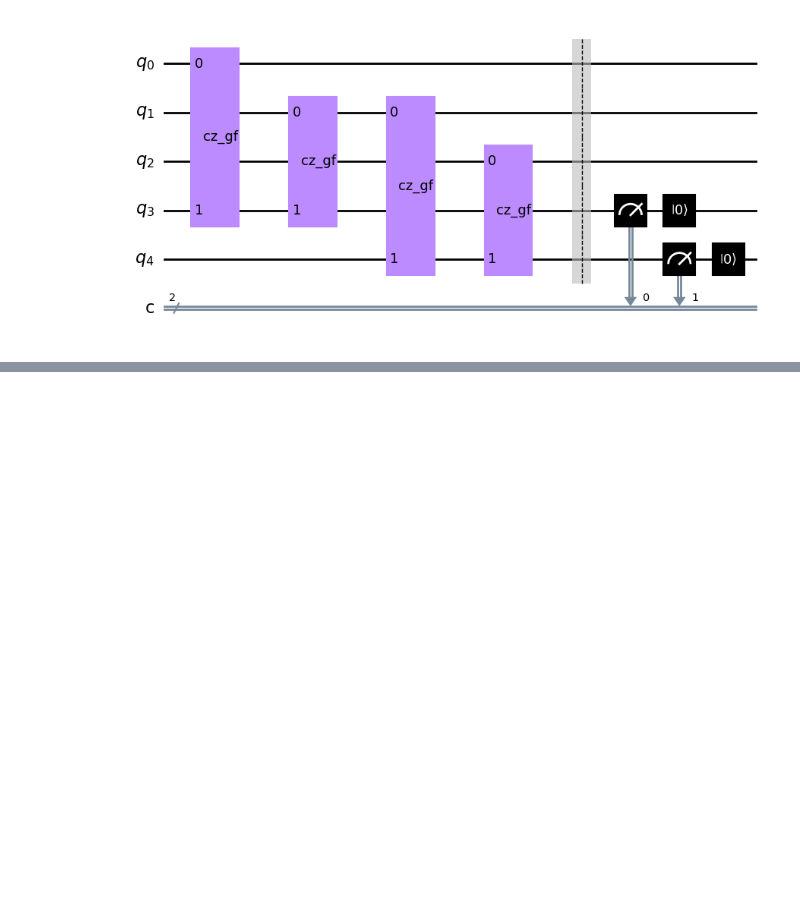
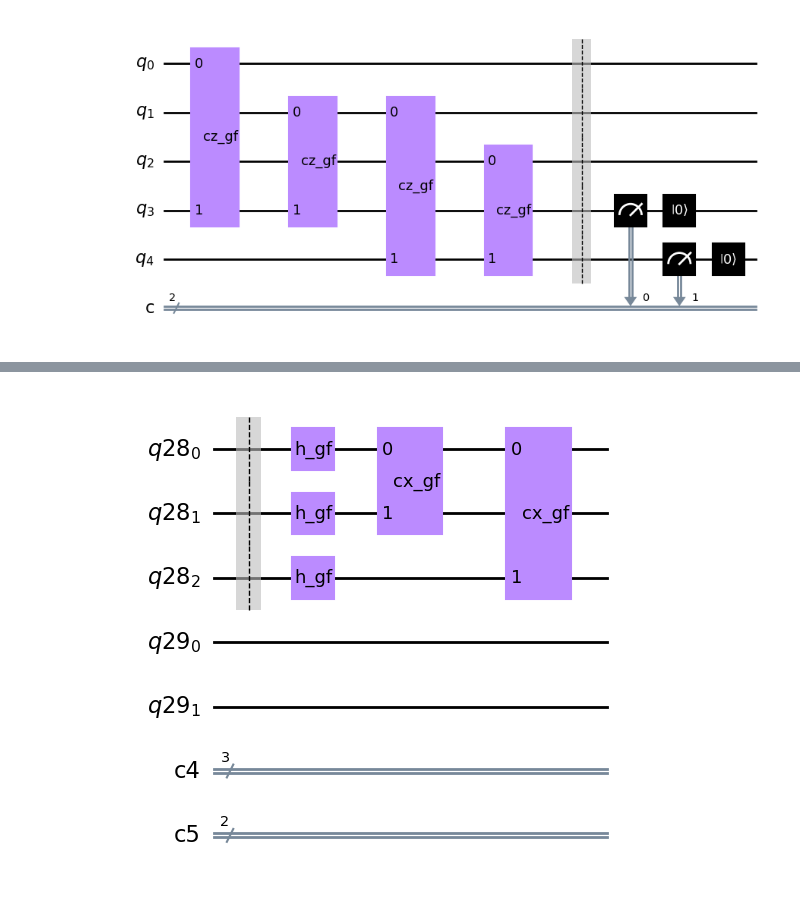
Before and after one commit to Pitt-JonesLab/quantum_logical, a Jupyter notebook: src/notebooks/syndrome_gates/dev_insert_syndrome.ipynb, the cells around one changed output, grey strips where cells are left out. Drawn from its saved outputs; the diff is of its cells as text; code cells hidden in the pictures; blank space fills up the shorter version.

```diff
--- a/src/notebooks/syndrome_gates/dev_insert_syndrome.ipynb
+++ b/src/notebooks/syndrome_gates/dev_insert_syndrome.ipynb
@@ -145,0 +129,16 @@ complete_circuit.draw(output="mpl")
+# %%
+# Decoding (doing the reverse)
+def decode_bit_flip(qc, state, ancillas):
+    qc.barrier(state, *ancillas)
+    qc.append(h_gf, [encoding])
+    for ancilla in ancillas:
+        # qc.cx(state, ancilla)
+        qc.append(cx_gf, [state, ancilla])
+    return qc
+
+
+decoding_circuit = decode_bit_flip(initialize_circuit(), state, ancillas)
+
+decoding_circuit.draw(output="mpl")
+# %% [output]
+[figure, added]
```
Also changed, not shown: parts of 10 cells of this notebook, 1 other file.
